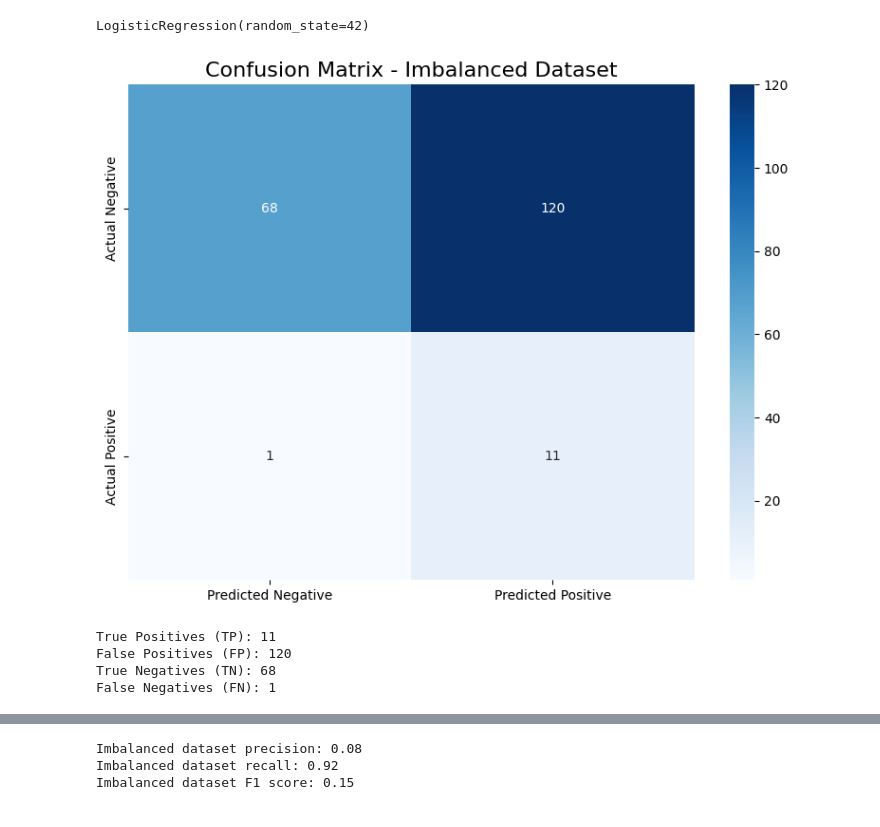
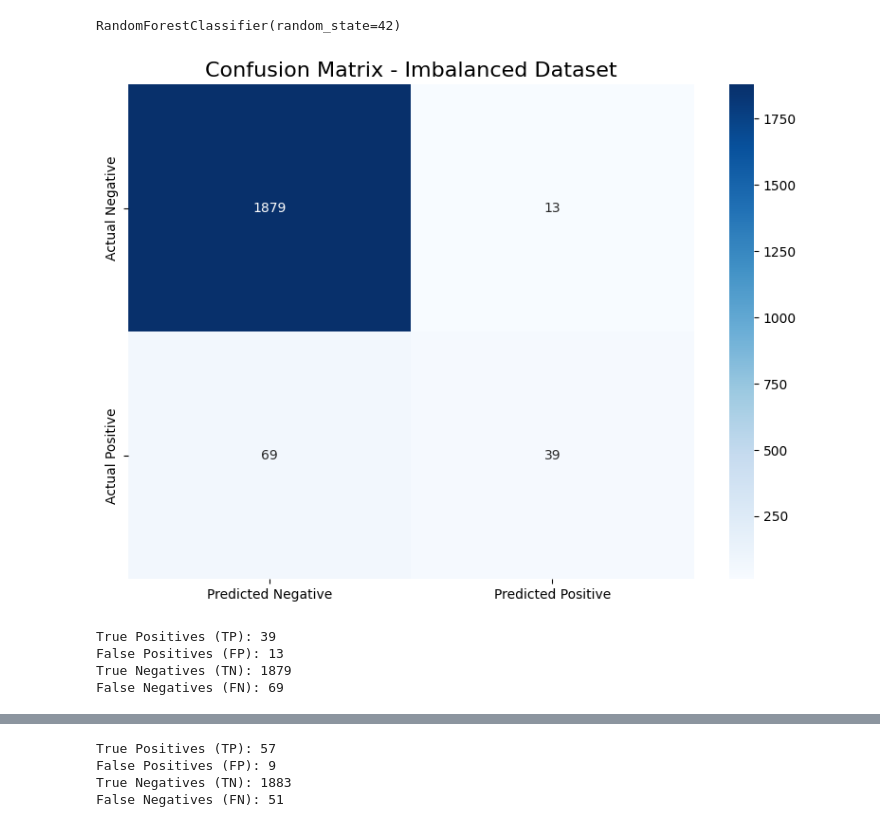
Before and after one commit to GiorgiaVitanza/DataScience, a Jupyter notebook: Homework8.1.ipynb, the cells around one changed output, grey strips where cells are left out. Saved outputs shown, nothing was run; the diff lists cells and outputs as text; code cells hidden in the pictures.

```diff
--- a/Homework8.1.ipynb
+++ b/Homework8.1.ipynb
@@ -46,7 +23,7 @@ from sklearn.metrics import (
 )
 # %%
 # Create an imbalanced dataset
-n_sample = 1000
+n_sample = 10_000
 X_imbalanced, y_imbalanced = make_classification(n_samples=n_sample, n_features=10, n_classes=2, weights=[0.95, 0.05], random_state=42)
 # %%
 #splitting
@@ -57,5 +34,9 @@ X_imb_train, X_imb_test, y_imb_train, y_imb_test = train_test_split(
 # Train a logistic regression model on the imbalanced dataset
 lr_imbalanced = LogisticRegression(random_state=42)
 lr_imbalanced.fit(X_imb_train, y_imb_train)
+
+# Train a Random Forest classifier on the imbalanced dataset
+rf_imbalanced = RandomForestClassifier(random_state=42)
+rf_imbalanced.fit(X_imb_train, y_imb_train)
 # %% [output]
-LogisticRegression(random_state=42)
+RandomForestClassifier(random_state=42)
@@ -72,32 +43,40 @@ y_imb_pred = (y_imb_prob > optimal_threshold).astype(int)
+# %%
+# Generate predictions and probabilities
+y_lr_pred = lr_imbalanced.predict(X_imb_test)
+y_lr_prob = lr_imbalanced.predict_proba(X_imb_test)[:, 1]
+
+y_rf_pred = rf_imbalanced.predict(X_imb_test)
+y_rf_prob = rf_imbalanced.predict_proba(X_imb_test)[:, 1]
 # %%
 def plot_confusion_matrix(y_true, y_pred, title,n_sample):
     # Calculate confusion matrix
     cm = confusion_matrix(y_true, y_pred)
 
     # Extract values for annotation
     tn, fp, fn, tp = cm.ravel()
 
     # Create a heatmap visualization
     plt.figure(figsize=(8, 6))
     sns.heatmap(cm, annot=True, fmt='d', cmap='Blues',
                 xticklabels=['Predicted Negative', 'Predicted Positive'],
                 yticklabels=['Actual Negative', 'Actual Positive'])
 
     plt.title(title, fontsize=16)
     plt.tight_layout()
     plt.show()
 
     # Print TP, FP, TN, FN values
     print(f"True Positives (TP): {tp}")
     print(f"False Positives (FP): {fp}")
     print(f"True Negatives (TN): {tn}")
     print(f"False Negatives (FN): {fn}")
 
 # Plot confusion matrices for both datasets
-plot_confusion_matrix(y_imb_test, y_imb_pred, "Confusion Matrix - Imbalanced Dataset",n_sample)
+plot_confusion_matrix(y_imb_test, y_lr_pred, "Confusion Matrix - Imbalanced Dataset",n_sample)
+plot_confusion_matrix(y_imb_test, y_rf_pred, "Confusion Matrix - Imbalanced Dataset",n_sample)
 # %% [output]
-[figure, old version]
+[figure, new version]
-True Positives (TP): 11
-False Positives (FP): 120
-True Negatives (TN): 68
-False Negatives (FN): 1
+True Positives (TP): 39
+False Positives (FP): 13
+True Negatives (TN): 1879
+False Negatives (FN): 69
@@ -104,19 +84,4 @@ False Negatives (FN): 1
+True Positives (TP): 57
+False Positives (FP): 9
+True Negatives (TN): 1883
+False Negatives (FN): 51
-# %%
-imbalanced_precision = precision_score(y_imb_test, y_imb_pred)
-
-print(f"Imbalanced dataset precision: {imbalanced_precision:.2f}")
-
-# Calculate recall
-imbalanced_recall = recall_score(y_imb_test, y_imb_pred)
-
-print(f"Imbalanced dataset recall: {imbalanced_recall:.2f}")
-
-# Calculate F1 score
-imbalanced_f1 = f1_score(y_imb_test, y_imb_pred)
-
-
-print(f"Imbalanced dataset F1 score: {imbalanced_f1:.2f}")
-# %% [output]
-Imbalanced dataset precision: 0.08
-Imbalanced dataset recall: 0.92
-Imbalanced dataset F1 score: 0.15
```
Also changed, not shown: parts of 6 cells of this notebook.
